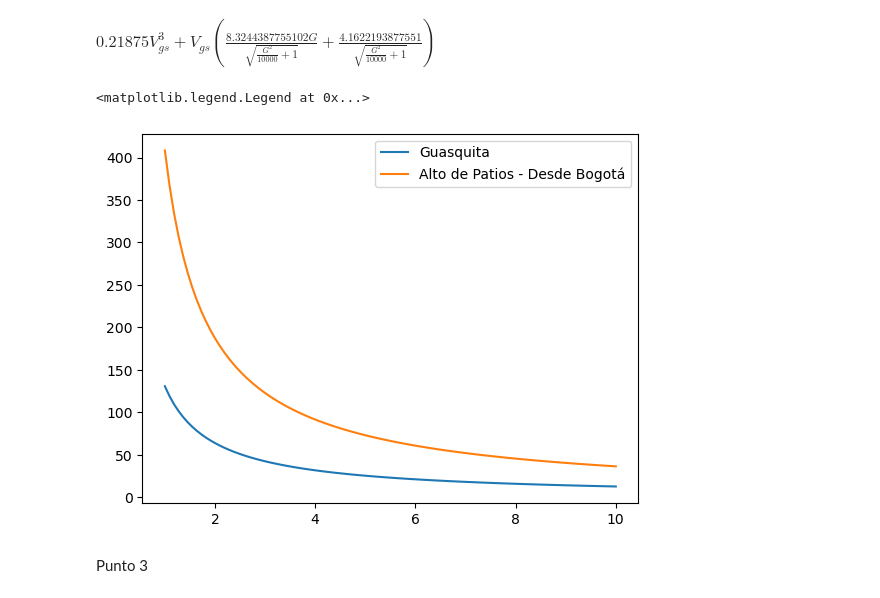
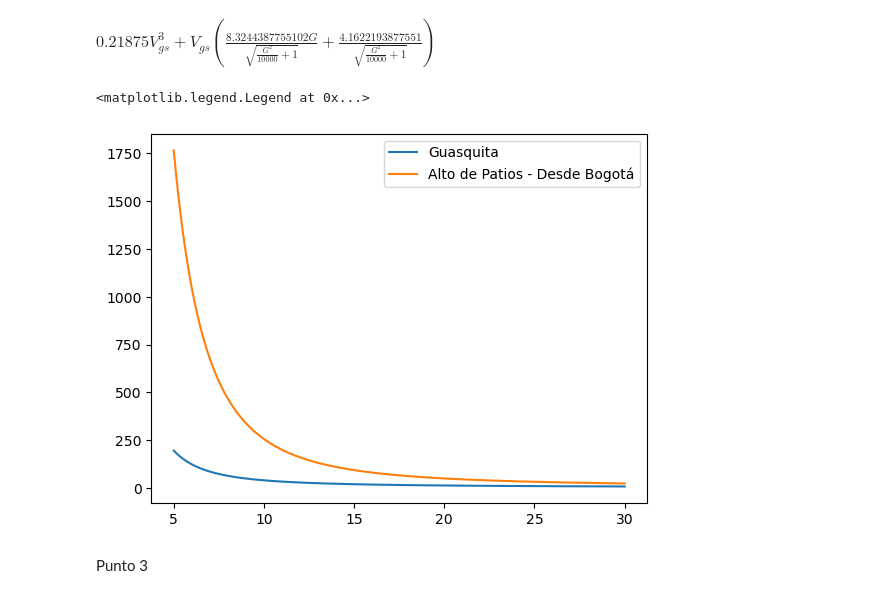
Before and after one commit to QuantumPower4/JuanGuzman-JhonAlex-HerraCompu-202302, a Jupyter notebook: Proyecto/Proyecto_JuanGuzman_JhonMontealegre.ipynb, the cells around one changed output. Cells and saved outputs as stored; diff of their text form; code cells hidden in the pictures.

```diff
--- a/Proyecto/Proyecto_JuanGuzman_JhonMontealegre.ipynb
+++ b/Proyecto/Proyecto_JuanGuzman_JhonMontealegre.ipynb
@@ -39,13 +41,13 @@ segunda_grafica = puertos.loc[puertos["Segunda gráfica\nÚltimo dígito 2do est
 # %%
 x,t =sym.symbols("x,t")
 
-pendiente_1 = primera_grafica["Pendiente promedio [%]"][0]
-distancia_1 = primera_grafica["Distancia [km]"][0]
-tiempo_1 = primera_grafica["Mejor tiempo registrado en Strava [min]"][0]*60
+pendiente_1 = primera_grafica["Pendiente promedio [%]"][0] / 100
+distancia_1 = primera_grafica["Distancia [km]"][0] * 1000
+tiempo_1 = primera_grafica["Mejor tiempo registrado en Strava [min]"][0]* 60
 
-pendiente_2 = segunda_grafica["Pendiente promedio [%]"][0]
-distancia_2 = segunda_grafica["Distancia [km]"][0]
-tiempo_2 = segunda_grafica["Mejor tiempo registrado en Strava [min]"][0]*60
+pendiente_2 = segunda_grafica["Pendiente promedio [%]"][0] / 100
+distancia_2 = segunda_grafica["Distancia [km]"][0] * 1000
+tiempo_2 = segunda_grafica["Mejor tiempo registrado en Strava [min]"][0] * 60
 
 
 Pleggs1 = Pleggs.subs([[G,pendiente_1],[V_gs,x/t]])
@@ -54,17 +56,17 @@ Pleggs1 = Pleggs1.subs(x,distancia_1)
 Pleggs2 = Pleggs.subs([[G,pendiente_2],[V_gs,x/t]])
 Pleggs2 = Pleggs2.subs(x,distancia_2)
 # %%
-tiempos = np.linspace(1,10,100)
+tiempos = np.linspace(300,1800,1000)
 
 P_leggs1 = sym.lambdify(t,Pleggs1)
 P_leggs2 = sym.lambdify(t,Pleggs2)
 
-plt.plot(tiempos,P_leggs1(tiempos),label="{0}".format(primera_grafica["Nombre del puerto"][0]))
-plt.plot(tiempos,P_leggs2(tiempos),label="{0}".format(segunda_grafica["Nombre del puerto"][0]))
+plt.plot(tiempos / 60,P_leggs1(tiempos),label="{0}".format(primera_grafica["Nombre del puerto"][0]))
+plt.plot(tiempos / 60,P_leggs2(tiempos),label="{0}".format(segunda_grafica["Nombre del puerto"][0]))
 plt.legend()
 # %% [output]
 <matplotlib.legend.Legend at 0x...>
-[figure, old version]
+[figure, new version]
 # %% [markdown]
 Punto 3
 # %%
```
Also changed, not shown: parts of 1 cell of this notebook.
